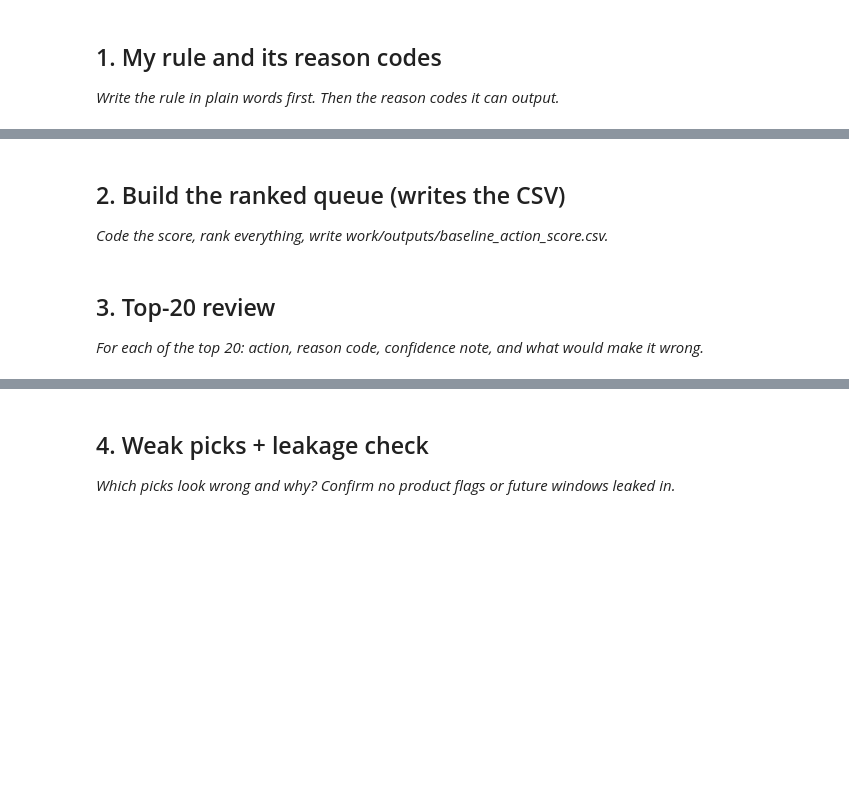
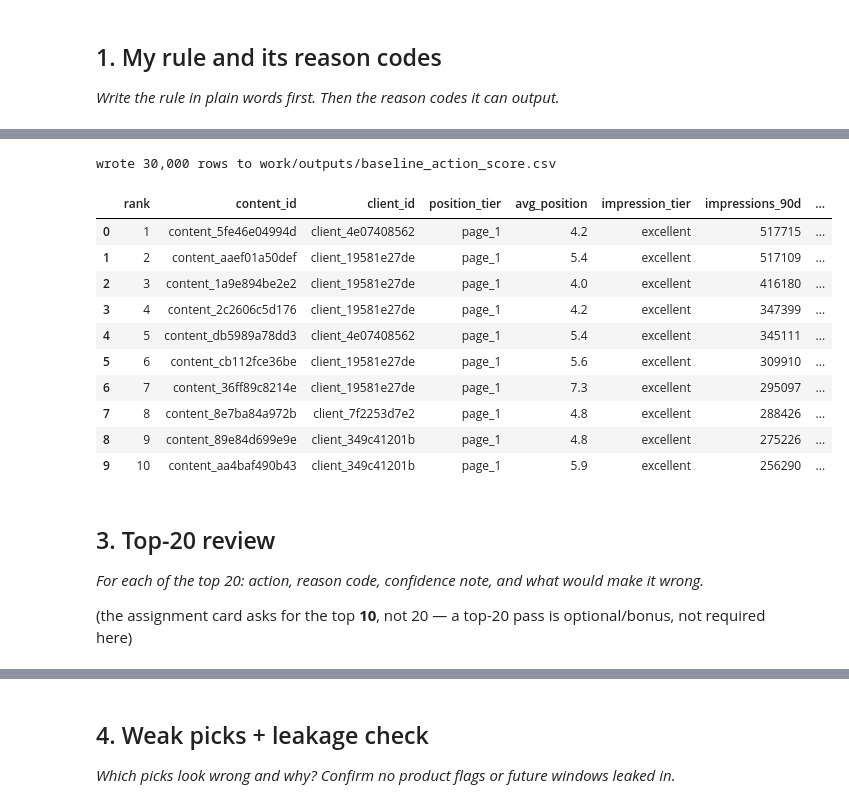
Before and after one commit to faja27/flyrank-ml-internship, a Jupyter notebook: work/notebooks/w04_baseline_score.ipynb, the cells around one changed output, grey strips where cells are left out. Saved outputs shown, nothing was run; the diff lists cells and outputs as text; code cells hidden in the pictures; blank space fills up the shorter version.

```diff
--- a/work/notebooks/w04_baseline_score.ipynb
+++ b/work/notebooks/w04_baseline_score.ipynb
@@ -13,7 +137,34 @@ This skeleton is yours to fill. Work the sections **in order** — each one has
 # %%
 # This cell is for CODE (numbers, a query, a check).
 # Write your text answer in the cell ABOVE this one — typing sentences here breaks Run All.
+
+output_cols = [
+    "content_id", "client_id", "position_tier", "avg_position",
+    "impression_tier", "impressions_90d", "clicks_90d", "ctr",
+    "quick_win_score", "reason_code", "action",
+]
+
+ranked_queue = (df[output_cols]
+                .sort_values("quick_win_score", ascending=False)
+                .reset_index(drop=True))
+ranked_queue.insert(0, "rank", ranked_queue.index + 1)
+
+os.makedirs("work/outputs", exist_ok=True)
+out_path = "work/outputs/baseline_action_score.csv"
+ranked_queue.to_csv(out_path, index=False)
+
+print(f"wrote {len(ranked_queue):,} rows to {out_path}")
+ranked_queue.head(10)
+# %% [output]
+wrote 30,000 rows to work/outputs/baseline_action_score.csv
+|  | rank | content_id | client_id | position_tier | avg_position | impression_tier | impressions_90d | ... |
+| 0 | 1 | content_5fe46e04994d | client_4e07408562 | page_1 | 4.2 | excellent | 517715 | ... |
+| 1 | 2 | content_aaef01a50def | client_19581e27de | page_1 | 5.4 | excellent | 517109 | ... |
+| 2 | 3 | content_1a9e894be2e2 | client_19581e27de | page_1 | 4.0 | excellent | 416180 | ... |
+| 3 | 4 | content_2c2606c5d176 | client_19581e27de | page_1 | 4.2 | excellent | 347399 | ... |
+| 4 | 5 | content_db5989a78dd3 | client_4e07408562 | page_1 | 5.4 | excellent | 345111 | ... |
+| 5 | 6 | content_cb112fce36be | client_19581e27de | page_1 | 5.6 | excellent | 309910 | ... |
+| 6 | 7 | content_36ff89c8214e | client_19581e27de | page_1 | 7.3 | excellent | 295097 | ... |
+| 7 | 8 | content_8e7ba84a972b | client_7f2253d7e2 | page_1 | 4.8 | excellent | 288426 | ... |
+| 8 | 9 | content_89e84d699e9e | client_349c41201b | page_1 | 4.8 | excellent | 275226 | ... |
+| 9 | 10 | content_aa4baf490b43 | client_349c41201b | page_1 | 5.9 | excellent | 256290 | ... |
-# %% [markdown]
-## 2. Build the ranked queue (writes the CSV)
-
-*Code the score, rank everything, write work/outputs/baseline_action_score.csv.*
@@ -24,3 +172,5 @@ This skeleton is yours to fill. Work the sections **in order** — each one has
 ## 3. Top-20 review
 
 *For each of the top 20: action, reason code, confidence note, and what would make it wrong.*
+
+(the assignment card asks for the top **10**, not 20 — a top-20 pass is optional/bonus, not required here)
```
Also changed, not shown: parts of 9 cells of this notebook.
